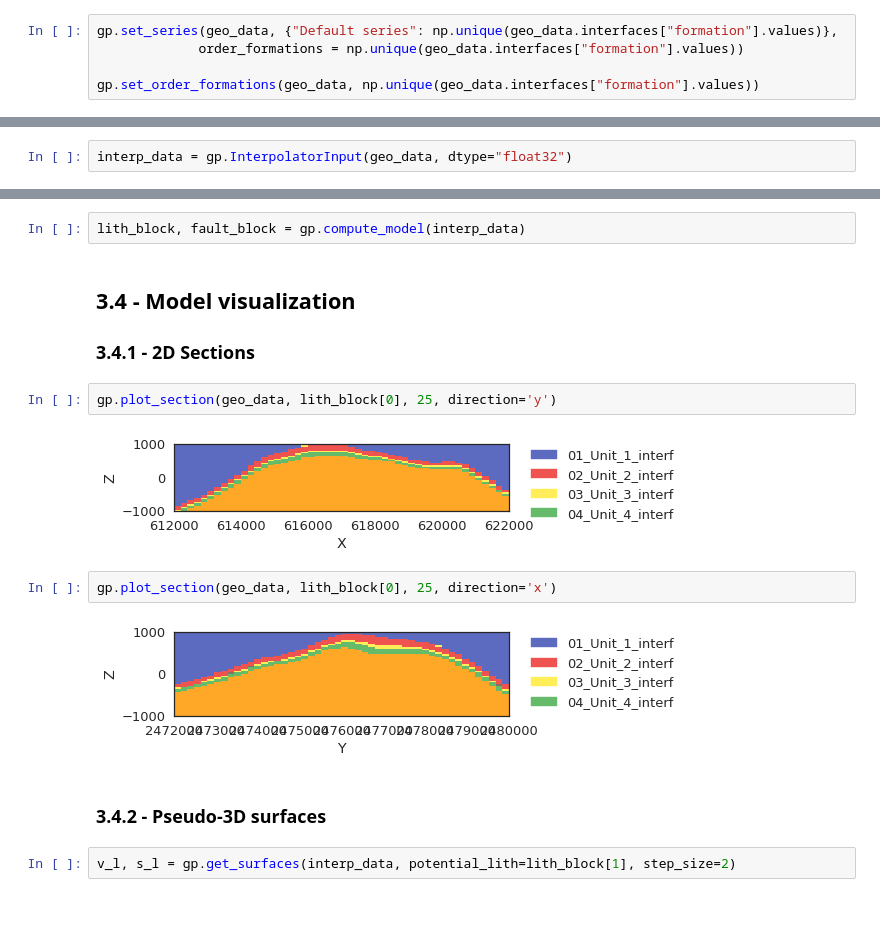
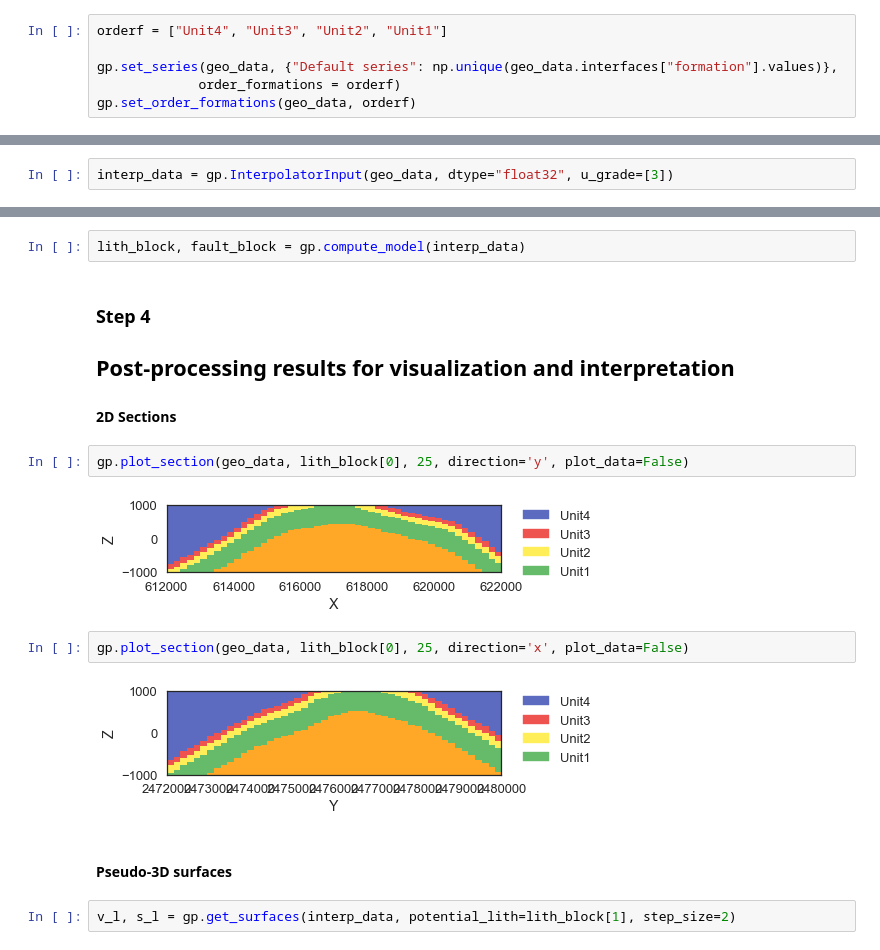
Before and after one commit to cgre-aachen/remote-geomod, a Jupyter notebook: notebooks/03_geological_modeling.ipynb, the cells around one changed output, grey strips where cells are left out. Cells and saved outputs as stored; diff of their text form; blank space fills up the shorter version.

```diff
--- a/notebooks/03_geological_modeling.ipynb
+++ b/notebooks/03_geological_modeling.ipynb
@@ -22,8 +16,9 @@ geo_data=gp.create_data(extent=[612000, 622000, 2472000, 2480000, -1000, 1000],
                         path_f = "../data/gempy_foliations.csv",
                         path_i = "../data/gempy_interfaces.csv")
 # %%
+orderf = ["Unit4", "Unit3", "Unit2", "Unit1"]
+
 gp.set_series(geo_data, {"Default series": np.unique(geo_data.interfaces["formation"].values)},
-             order_formations = np.unique(geo_data.interfaces["formation"].values))
-
-gp.set_order_formations(geo_data, np.unique(geo_data.interfaces["formation"].values))
+             order_formations = orderf)
+gp.set_order_formations(geo_data, orderf)
 # %% [output]
@@ -43,5 +95,5 @@ gp.plot_data(geo_data, direction="x")
 # %%
-interp_data = gp.InterpolatorInput(geo_data, dtype="float32")
+interp_data = gp.InterpolatorInput(geo_data, dtype="float32", u_grade=[3])
 # %% [output]
 Level of Optimization:  fast_compile
 Device:  cpu
@@ -49,19 +101,21 @@ Precision:  float32
 # %%
 lith_block, fault_block = gp.compute_model(interp_data)
 # %% [markdown]
-## 3.4 - Model visualization
+### Step 4
 
-### 3.4.1 - 2D Sections
+## Post-processing results for visualization and interpretation
+
+#### 2D Sections
 # %%
-gp.plot_section(geo_data, lith_block[0], 25, direction='y')
+gp.plot_section(geo_data, lith_block[0], 25, direction='y', plot_data=False)
 # %% [output]
-[figure, old version]
+[figure, new version]
 # %%
-gp.plot_section(geo_data, lith_block[0], 25, direction='x')
+gp.plot_section(geo_data, lith_block[0], 25, direction='x', plot_data=False)
 # %% [output]
-[figure, old version]
+[figure, new version]
 # %% [markdown]
-### 3.4.2 - Pseudo-3D surfaces
+#### Pseudo-3D surfaces
 # %%
 v_l, s_l = gp.get_surfaces(interp_data, potential_lith=lith_block[1], step_size=2)
 # %%
```
Also changed, not shown: parts of 20 cells of this notebook, 28 other files.
